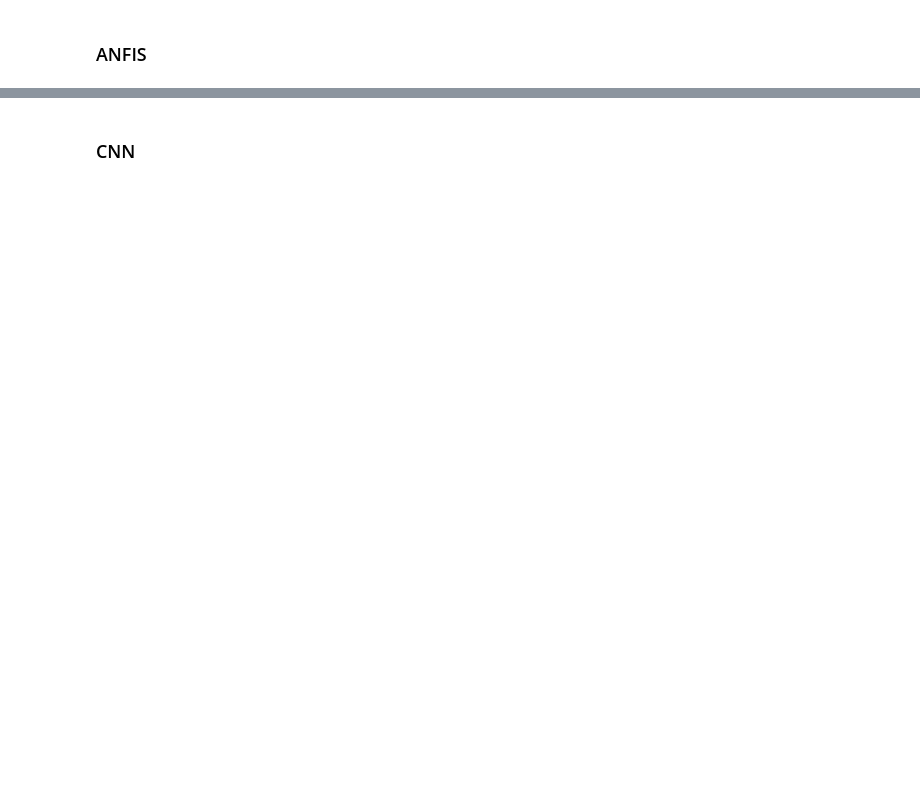
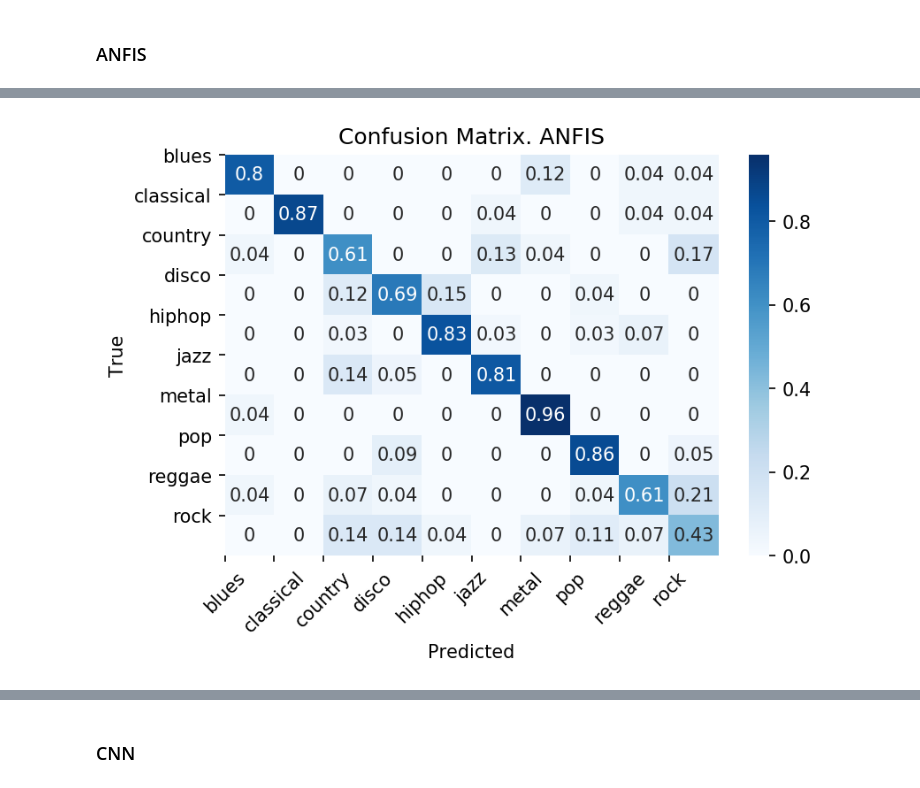
Before and after one commit to Hadryan/MusicGenreClassification3, a Jupyter notebook: Notebooks/ResultsNotebook.ipynb, the cells around one changed output, grey strips where cells are left out. Drawn from its saved outputs; the diff is of its cells as text; code cells hidden in the pictures; blank space fills up the shorter version.

```diff
--- a/Notebooks/ResultsNotebook.ipynb
+++ b/Notebooks/ResultsNotebook.ipynb
@@ -29,2 +103,10 @@ from sklearn.metrics import accuracy_score, roc_auc_score, f1_score, confusion_m
+# %%
+y_pred_rfc = RFC_CV.predict(X_test)
+
+res_vals_rfc = []
+for i in range(0, 10):
+    args = np.where(y_test == i)[0]
+    res_vals_rfc.append(accuracy_score(y_test[args], y_pred_rfc[args]))
+res_vals_rfc = np.around(np.array(res_vals_rfc), 3)
 # %% [markdown]
 ### ANFIS
@@ -33,5 +112,0 @@ from sklearn.preprocessing import LabelEncoder
-# %%
-res_path = cfg.DATASET_PATH + 'results.txt'
-with open(res_path) as f:
-    results = f.readlines()
-results = np.array([[r.split()[0], r.split()[1]] for r in results])
@@ -57,0 +126,21 @@ plot_cm(target, preds, genres_anfis, title='Confusion Matrix. ANFIS')
+# %%
+def get_anfis_results(filename):
+    res_path =  '/home/stasdon/git/musicgenrerecognition/data/GTZAN/' + filename
+    with open(res_path) as f:
+        results = f.readlines()
+    results = np.array([[r.split()[0], r.split()[1]] for r in results])
+    target = results[:, 1].astype(int)
+    preds = results[:, 0].astype(int)
+
+    plot_cm(target, preds, genres_anfis, title='Confusion Matrix. ANFIS')
+
+    res_vals_anfis = []
+    for i in range(1,11):
+        args = np.where(target == i)
+        res_vals_anfis.append(accuracy_score(target[args], preds[args]))
+    res_vals_anfis = np.around(np.array(res_vals_anfis), 3)
+    return res_vals_anfis
+# %%
+anfis_all_res = get_anfis_results('anfis_all_feats')
+# %% [output]
+[figure, added]
```
Also changed, not shown: parts of 44 cells of this notebook, 2 other files.
